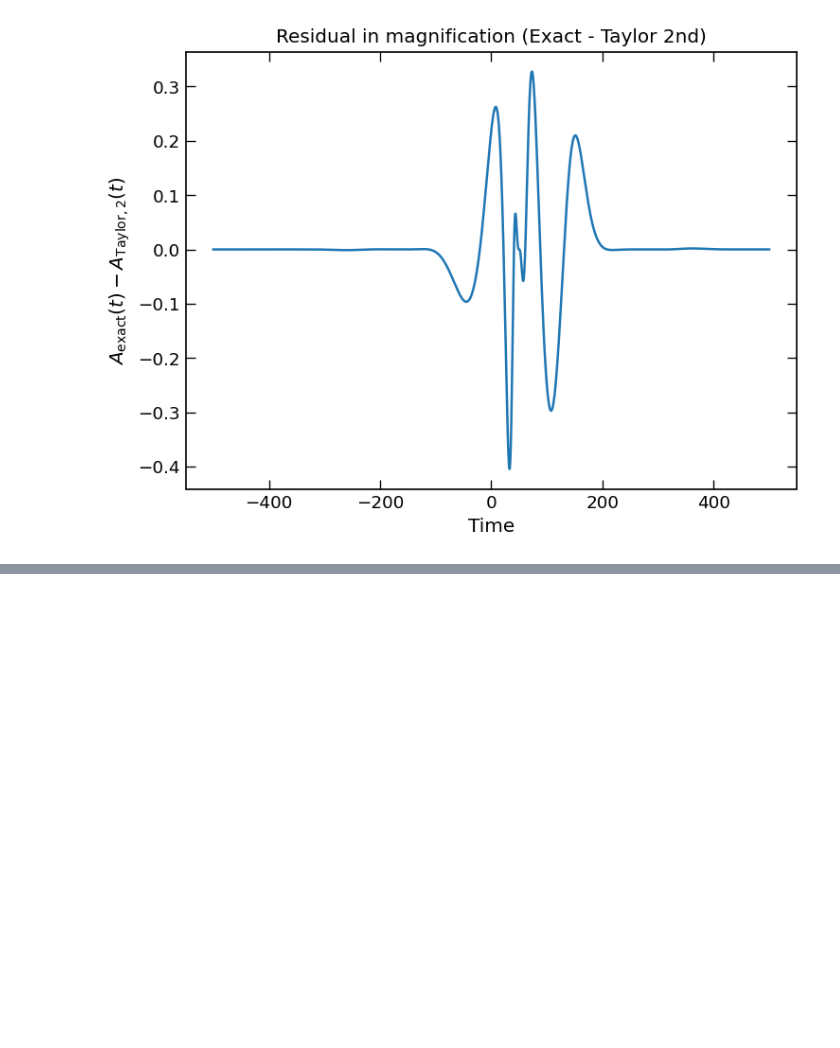
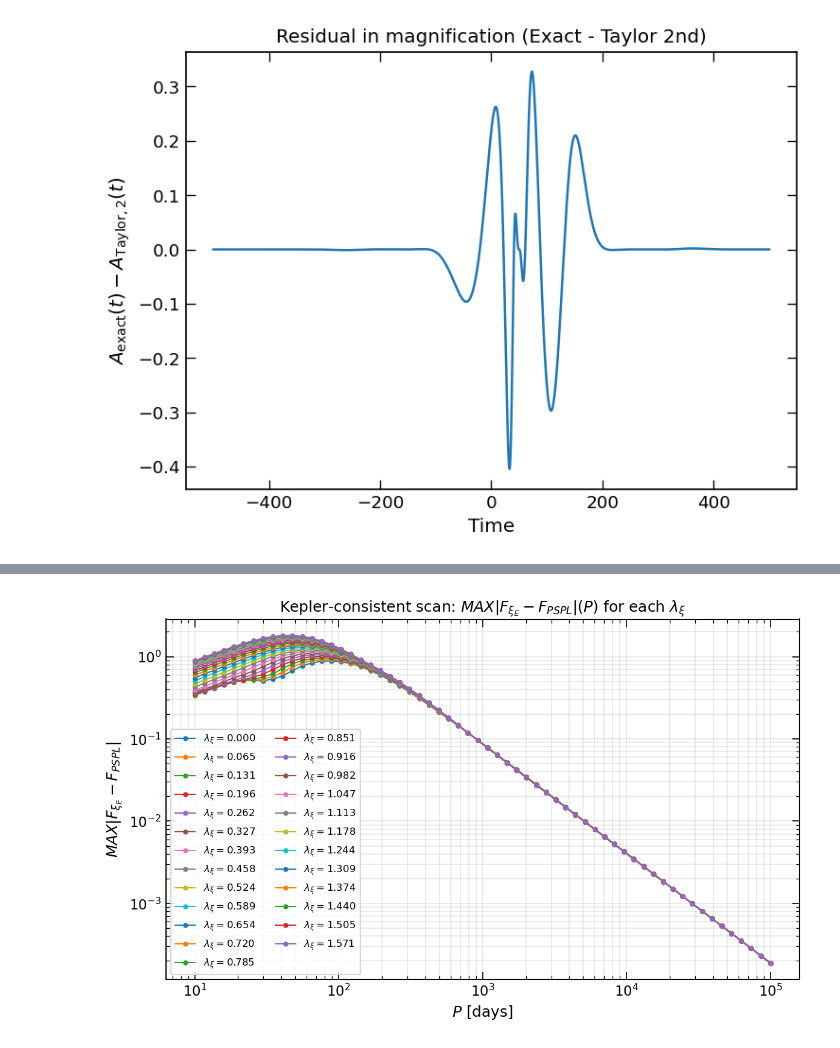
Before and after one commit to anibal-art/binary_source, a Jupyter notebook: binary_source/degeneracy_fit.ipynb, the cells around one changed output, grey strips where cells are left out. Drawn from its saved outputs; the diff is of its cells as text; code cells hidden in the pictures; blank space fills up the shorter version.

```diff
--- a/binary_source/degeneracy_fit.ipynb
+++ b/binary_source/degeneracy_fit.ipynb
@@ -990,0 +1111,45 @@ A_exact, A_T2 = plot_case2_taylor2_vs_exact(
+# %%
+import glob
+import numpy as np
+import matplotlib.pyplot as plt
+
+pattern = "scan_kepler_lambda_*.npz"
+files = sorted(glob.glob(pattern))
+if len(files) == 0:
+    raise FileNotFoundError(f"No encontré archivos con patrón: {pattern}")
+
+plt.figure(figsize=(8, 5))
+
+for fn in files:
+    d = np.load(fn, allow_pickle=False)
+
+    P_grid = d["P_grid"].astype(float)
+    RMS = d["MAXABS"].astype(float)
+    SUCCESS = d["SUCCESS"].astype(bool)
+
+    # lambda_xi (inclinación) guardada en truth[4]
+    truth = d["truth"].astype(float)
+    lambda_xi = float(truth[4])
+
+    m = SUCCESS & np.isfinite(RMS) & np.isfinite(P_grid)
+    if not np.any(m):
+        continue
+
+    # Orden por P por si acaso
+    idx = np.argsort(P_grid[m])
+    Pp = P_grid[m][idx]
+    Rp = RMS[m][idx]
+
+    plt.semilogx(Pp, Rp, marker="o", markersize=3, linewidth=1,
+                 label=rf"$\lambda_\xi={lambda_xi:.3f}$")
+
+plt.xlabel(r"$P$ [days]")
+plt.ylabel(r"$MAX|F_{\xi_E}-F_{PSPL}|$")
+plt.yscale("log")
+plt.grid(True, which="both", alpha=0.3)
+plt.title(r"Kepler-consistent scan: $MAX|F_{\xi_E}-F_{PSPL}|(P)$ for each $\lambda_\xi$")
+plt.legend(ncol=2, fontsize=8)
+plt.tight_layout()
+plt.show()
+# %% [output]
+[figure, added]
```
Also changed, not shown: parts of 4 cells of this notebook, 1 other file.
